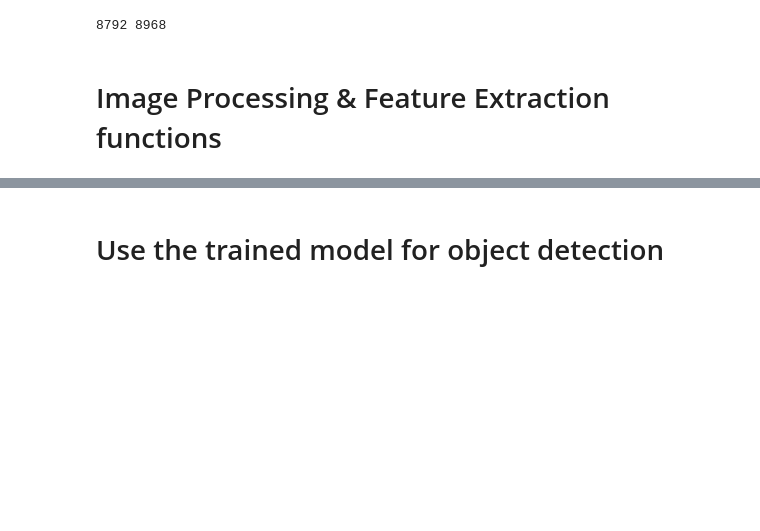
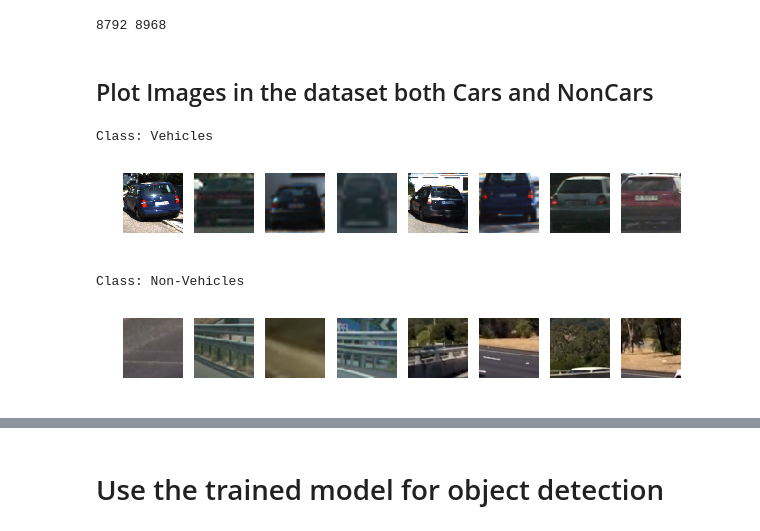
Before and after one commit to urmils/CarND-vehicleDetection, a Jupyter notebook: vehicle_detection_main.ipynb, the cells around one changed output, grey strips where cells are left out. Cells and saved outputs as stored; diff of their text form; code cells hidden in the pictures; blank space fills up the shorter version.

```diff
--- a/vehicle_detection_main.ipynb
+++ b/vehicle_detection_main.ipynb
@@ -38,5 +46,36 @@ non_cars = glob.glob("./training_data/non-vehicles/*/*.png")
 print(len(cars), len(non_cars))
 # %% [output]
 8792 8968
-# %% [markdown]
-# Image Processing & Feature Extraction functions
+# %% [markdown]
+## Plot Images in the dataset both Cars and NonCars
+# %%
+def plotImages(rows, cols, imgs, titles, cmap='hot', axis='on', figsize=(14, 10)):
+    fig = plt.figure(figsize=figsize)
+    for i, img in enumerate(imgs):
+        plt.subplot(rows, cols, i + 1)
+        plt.title(titles[i])
+        plt.axis(axis)
+        if len(img.shape) < 3:
+            plt.imshow(img, cmap=cmap)
+        else:
+            plt.imshow(img)
+    plt.show()
+# %%
+SAMPLES = 8
+
+images = []
+for i in np.random.randint(0, len(cars), SAMPLES):
+    images.append(cv2.cvtColor(cv2.imread(cars[i]), cv2.COLOR_BGR2RGB))
+print('\nClass: Vehicles\n')
+plotImages(1, SAMPLES, images, ['']*SAMPLES, axis='Off', figsize=(10,2))
+
+images = []
+for i in np.random.randint(0, len(non_cars), SAMPLES):
+    images.append(cv2.cvtColor(cv2.imread(non_cars[i]), cv2.COLOR_BGR2RGB))
+print('\nClass: Non-Vehicles\n')
+plotImages(1, SAMPLES, images, ['']*SAMPLES, axis='Off', figsize=(10,4))
+# %% [output]
+Class: Vehicles
+[figure, added]
+Class: Non-Vehicles
+[figure, added]
```
Also changed, not shown: parts of 28 cells of this notebook, 3 other files.
